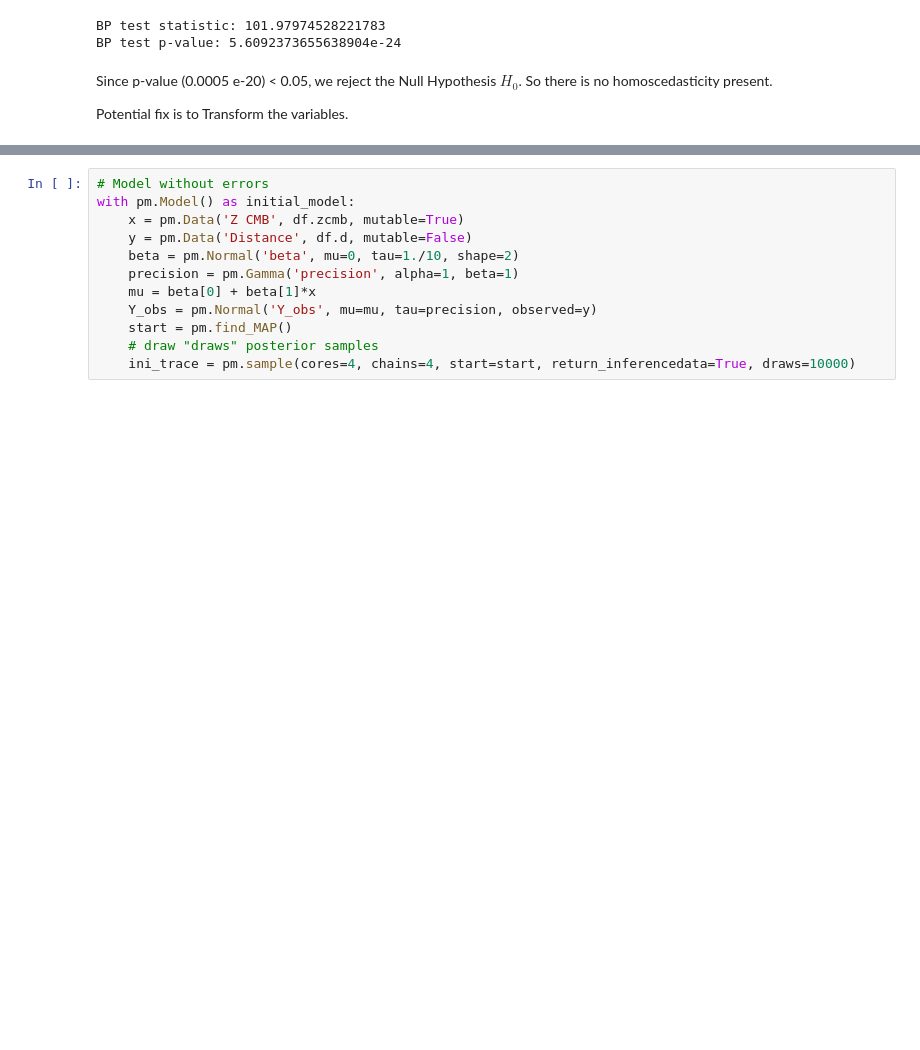
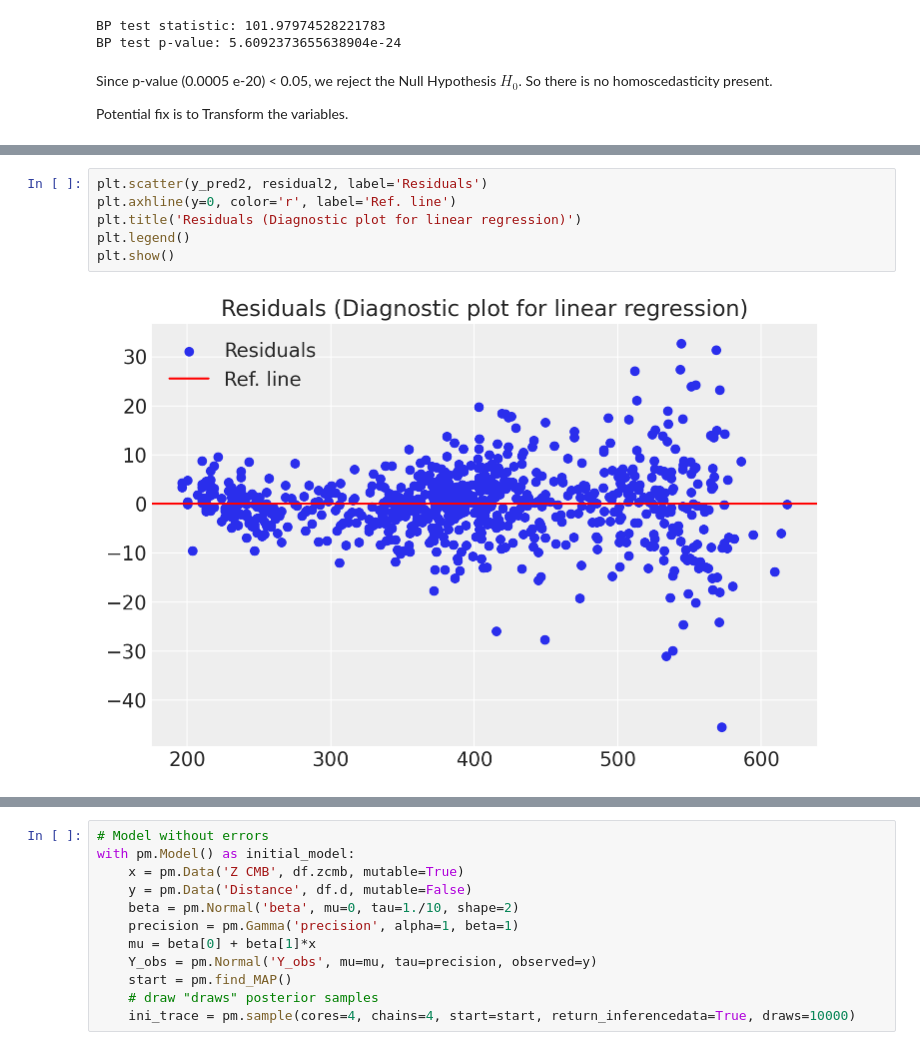
Before and after one commit to Raghuram-Veeramallu/Astro_Stat_Project2, a Jupyter notebook: Project2_Group3.ipynb, the cells around one changed output, grey strips where cells are left out. Cells and saved outputs as stored; diff of their text form; blank space fills up the shorter version.

```diff
--- a/Project2_Group3.ipynb
+++ b/Project2_Group3.ipynb
@@ -206,0 +258,8 @@ Potential fix is to Transform the variables.
+# %%
+plt.scatter(y_pred2, residual2, label='Residuals')
+plt.axhline(y=0, color='r', label='Ref. line')
+plt.title('Residuals (Diagnostic plot for linear regression)')
+plt.legend()
+plt.show()
+# %% [output]
+[figure, added]
```
Also changed, not shown: parts of 12 cells of this notebook.
